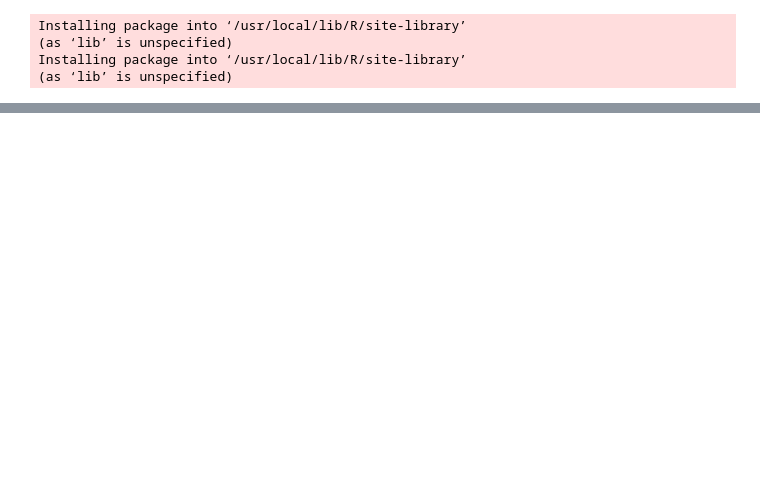
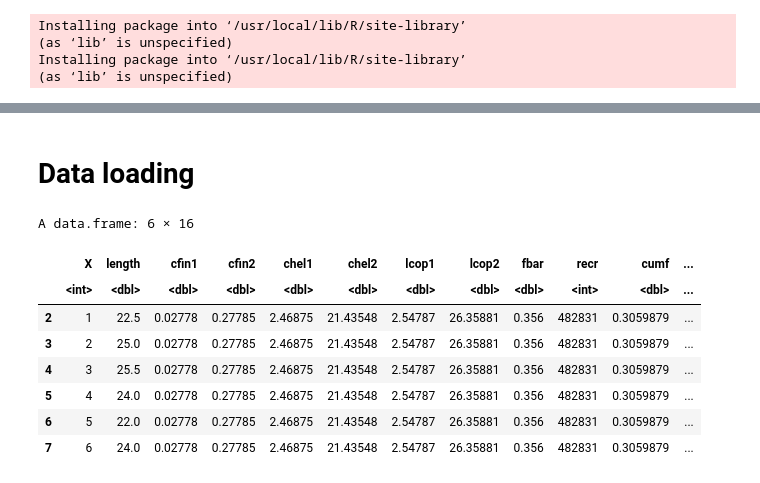
Before and after one commit to mateuszskiba/emd-1, a Jupyter notebook: Herrings.ipynb, the cells around one changed output, grey strips where cells are left out. Drawn from its saved outputs; the diff is of its cells as text; code cells hidden in the pictures; blank space fills up the shorter version.

```diff
--- a/Herrings.ipynb
+++ b/Herrings.ipynb
@@ -12,7 +35,21 @@ library(dplyr)
+# %% [markdown]
+# Data loading
 # %%
-herrings <- read.csv(file='https://raw.githubusercontent.com/mateuszskiba/emd-1/master/sledzie.csv?token=AFU5A4AIIMA5QAADFMACAFS55ZYIY', header=TRUE, sep=',', na.strings='?')
+herrings_raw_top <- read.csv(file='https://raw.githubusercontent.com/mateuszskiba/emd-1/master/sledzie.csv?token=AFU5A4AIIMA5QAADFMACAFS55ZYIY', header=TRUE, sep=',', na.strings='?', nrows=100)
+classes <- sapply(herrings_raw_top, class)
+herrings_raw <- read.csv(file='https://raw.githubusercontent.com/mateuszskiba/emd-1/master/sledzie.csv?token=AFU5A4AIIMA5QAADFMACAFS55ZYIY', header=TRUE, sep=',', na.strings='?', colClasses=classes)
 herrings <-
-  herrings %>%
+  herrings_raw %>%
   do(na.locf(.))
 
-herrings.summary()
+head(herrings)
+# %% [output]
+A data.frame: 6 × 16
+|  | X | length | cfin1 | cfin2 | chel1 | chel2 | lcop1 | lcop2 | fbar | recr | cumf | ... |
+|  | <int> | <dbl> | <dbl> | <dbl> | <dbl> | <dbl> | <dbl> | <dbl> | <dbl> | <int> | <dbl> | ... |
+| 2 | 1 | 22.5 | 0.02778 | 0.27785 | 2.46875 | 21.43548 | 2.54787 | 26.35881 | 0.356 | 482831 | 0.3059879 | ... |
+| 3 | 2 | 25.0 | 0.02778 | 0.27785 | 2.46875 | 21.43548 | 2.54787 | 26.35881 | 0.356 | 482831 | 0.3059879 | ... |
+| 4 | 3 | 25.5 | 0.02778 | 0.27785 | 2.46875 | 21.43548 | 2.54787 | 26.35881 | 0.356 | 482831 | 0.3059879 | ... |
+| 5 | 4 | 24.0 | 0.02778 | 0.27785 | 2.46875 | 21.43548 | 2.54787 | 26.35881 | 0.356 | 482831 | 0.3059879 | ... |
+| 6 | 5 | 22.0 | 0.02778 | 0.27785 | 2.46875 | 21.43548 | 2.54787 | 26.35881 | 0.356 | 482831 | 0.3059879 | ... |
+| 7 | 6 | 24.0 | 0.02778 | 0.27785 | 2.46875 | 21.43548 | 2.54787 | 26.35881 | 0.356 | 482831 | 0.3059879 | ... |
```
Also changed, not shown: parts of 7 cells of this notebook.
